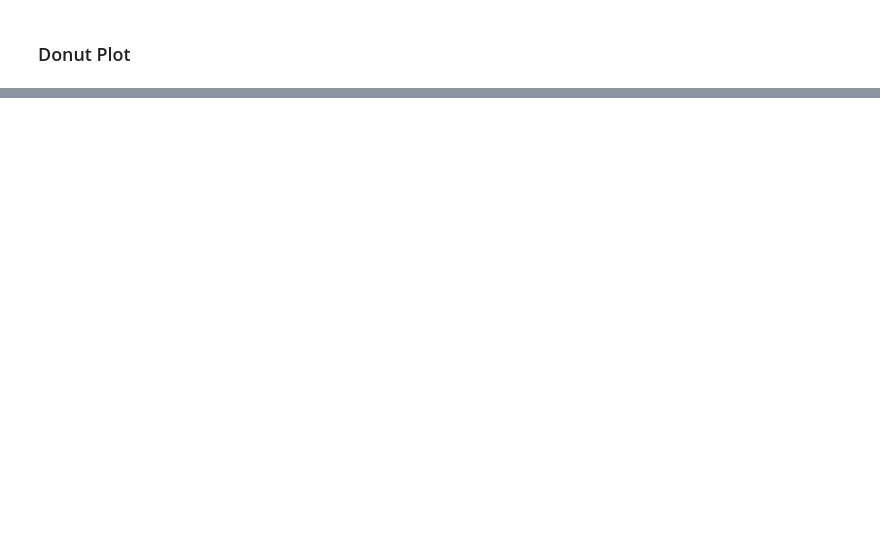
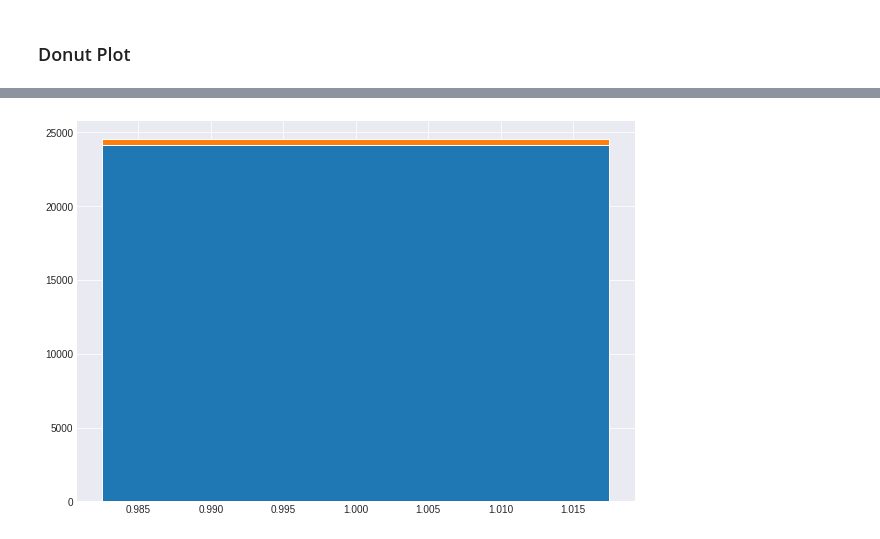
Before and after one commit to ShreyasKbrn/the_cashflow, a Jupyter notebook: app.ipynb, the cells around one changed output, grey strips where cells are left out. Cells and saved outputs as stored; diff of their text form; code cells hidden in the pictures; blank space fills up the shorter version.

```diff
--- a/app.ipynb
+++ b/app.ipynb
@@ -546,0 +561,33 @@ plt.show()
+# %%
+import matplotlib.pyplot as plt
+fig, ax = plt.subplots(figsize=(10,7))
+colors = ["#006D2C", "#31A354","#74C476", "#FFFF00", "#808000", "#00FF00", "#008000"]
+
+def stacked():
+    num=0;
+    """['Food', 'home bills', 'during work snack', 'Transportation', 'Gift' ,'Wine',
+ 'Travel', 'mumbai flat' ,'Health', 'Others', 'petrol', 'Grants', 'Clothing',
+ 'set aside', 'Snacks', 'Home', 'Bills', 'Education', 'Sport', 'Barber',
+ 'Refunds', 'Social' ,'mumbai groceries', 'Electronics', 'lend return',
+ 'Shopping', 'Car', 'pocket money', 'Cigarette', 'Office', 'lend']"""
+    categories = ['Food', 'during work snack']
+    startDate = ''
+    endDate = ''
+    N = len(categories)
+    #getDataForCategory(data.copy(), '', startDate , endDate, False)
+    plotted = []
+    p = {}
+    bottoms=0
+    for category in categories:
+        categoryData = getDataForCategory(data.copy(), category, startDate, endDate, False)
+        #print(-1*np.sum(categoryData[column_map['amount'].values))
+        #print(-1*np.sum(categoryData[column_map['amount']].values))
+        val = -1*np.sum(categoryData[column_map['amount']].values)
+        plt.bar([1], [val], bottom=bottoms)
+        bottoms += val
+    plt.show()
+
+
+stacked()
+# %% [output]
+[figure, added]
```
Also changed, not shown: parts of 13 cells of this notebook.
